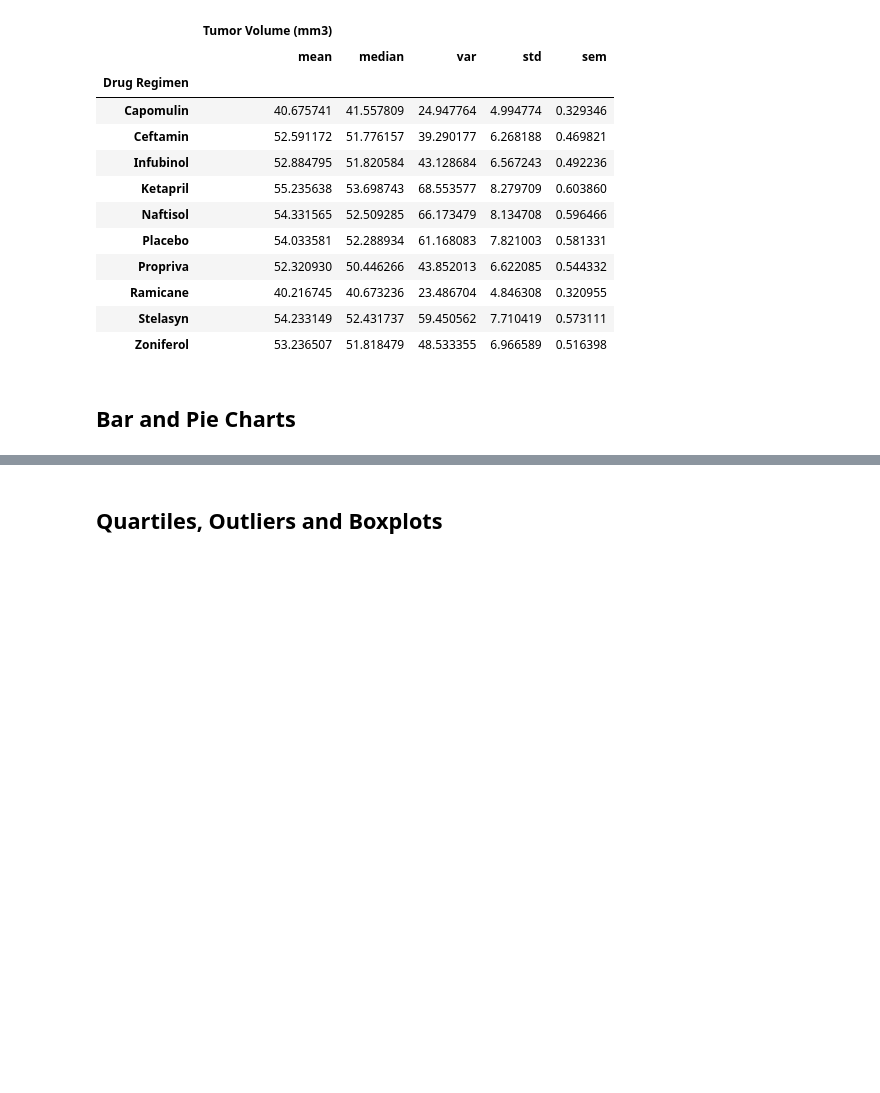
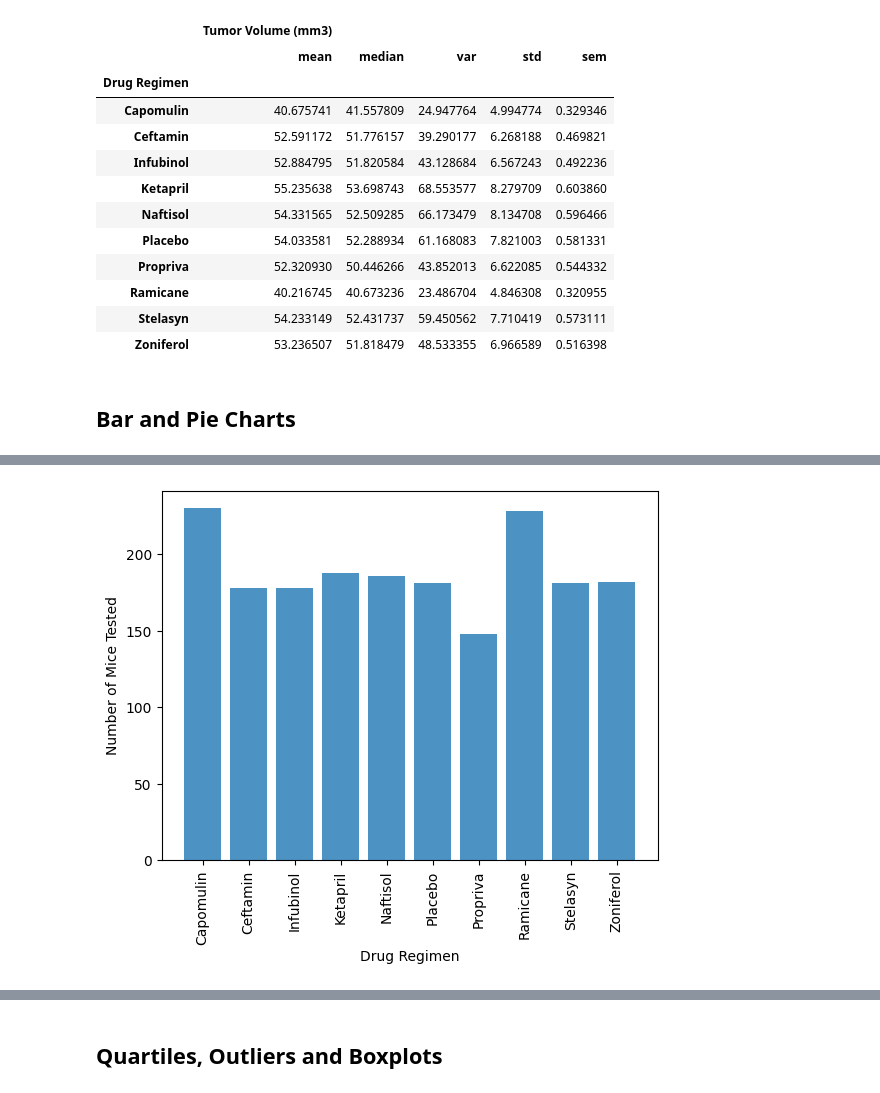
Before and after one commit to RPF35/Matplotlib_Challenge-, a Jupyter notebook: data/pymaceuticals_starter.ipynb, the cells around one changed output, grey strips where cells are left out. Drawn from its saved outputs; the diff is of its cells as text; code cells hidden in the pictures; blank space fills up the shorter version.

```diff
--- a/data/pymaceuticals_starter.ipynb
+++ b/data/pymaceuticals_starter.ipynb
@@ -203,3 +201,25 @@ plt.show()
+# %%
+# Generate a bar plot showing the total number of timepoints for all mice tested for each drug regimen using pyplot.
+
+# Generate a bar plot showing the total number of unique mice tested on each drug regimen using pyplot.
+x_axis = pyplot_bp.index.values
+y_axis = pyplot_bp.values
+
+# Sort the data by count
+pyplot_bp_sorted = pyplot_bp.sort_values(ascending=False)
+
+# Create a Pyplot bar plot based off of the group series from before and label the title
+plt.bar(x_axis, y_axis, color='tab:blue', alpha=0.8, align='center')
+
+
+# Set the xlabel and ylabel, title using class methods
+plt.xlabel("Drug Regimen")
+plt.ylabel("Number of Mice Tested")
+plt.xticks(rotation="vertical")
+
+plt.show()
+# %% [output]
+[figure, added]
 # %%
 # Generate a pie plot showing the distribution of female versus male mice using Pandas
 cdc_df = combined_data_clean
```
Also changed, not shown: parts of 17 cells of this notebook.
